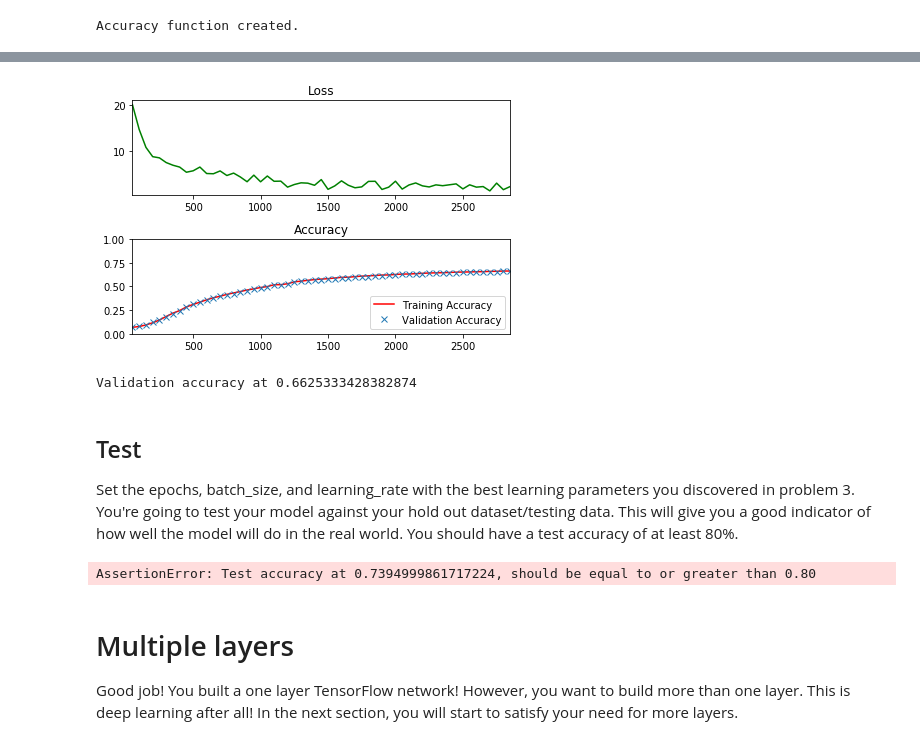
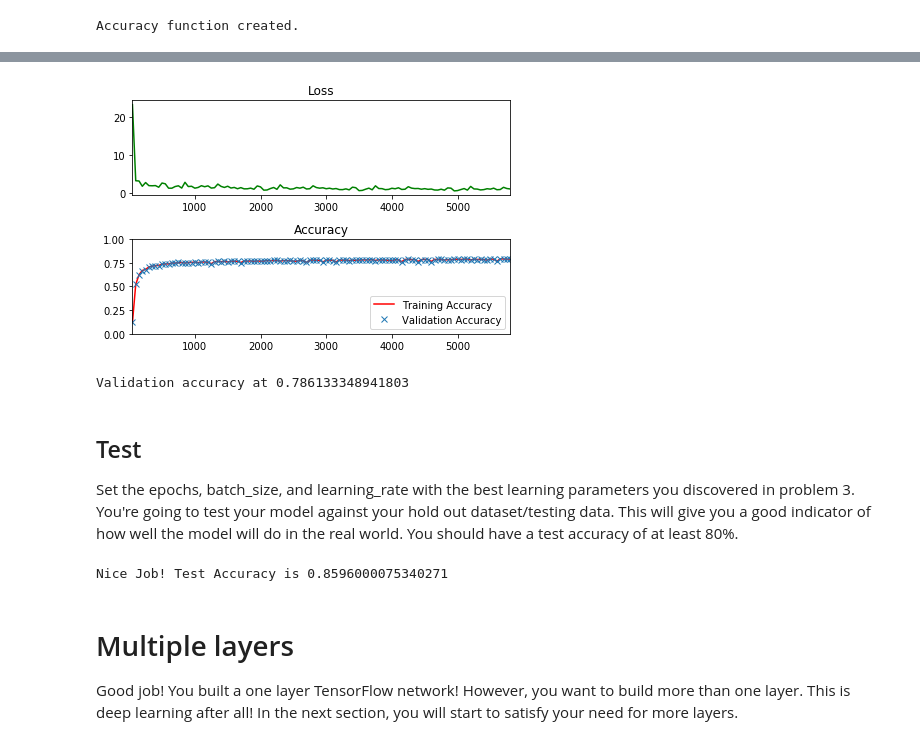
Before and after one commit to tlapinsk/CarND-TensorFlow-Lab, a Jupyter notebook: lab.ipynb, the cells around one changed output, grey strips where cells are left out. Drawn from its saved outputs; the diff is of its cells as text; code cells hidden in the pictures.

```diff
--- a/lab.ipynb
+++ b/lab.ipynb
@@ -370,9 +365,9 @@ The code will print out a Loss and Accuracy graph, so you can see how well the n
 *If you're having trouble solving problem 3, you can view the solution [here](https://github.com/udacity/CarND-TensorFlow-Lab/blob/master/solutions.ipynb).*
 # %%
 # TODO: Find the best parameters for each configuration
-epochs = 1
-batch_size = 50
-learning_rate = 0.01
+epochs = 4
+batch_size = 100
+learning_rate = 0.2
 
 
 
@@ -416,43 +411,43 @@ with tf.Session() as session:
                 # Calculate Training and Validation accuracy
                 training_accuracy = session.run(accuracy, feed_dict=train_feed_dict)
                 validation_accuracy = session.run(accuracy, feed_dict=valid_feed_dict)
 
                 # Log batches
                 previous_batch = batches[-1] if batches else 0
                 batches.append(log_batch_step + previous_batch)
                 loss_batch.append(l)
                 train_acc_batch.append(training_accuracy)
                 valid_acc_batch.append(validation_accuracy)
 
         # Check accuracy against Validation data
         validation_accuracy = session.run(accuracy, feed_dict=valid_feed_dict)
 
 loss_plot = plt.subplot(211)
 loss_plot.set_title('Loss')
 loss_plot.plot(batches, loss_batch, 'g')
 loss_plot.set_xlim([batches[0], batches[-1]])
 acc_plot = plt.subplot(212)
 acc_plot.set_title('Accuracy')
 acc_plot.plot(batches, train_acc_batch, 'r', label='Training Accuracy')
 acc_plot.plot(batches, valid_acc_batch, 'x', label='Validation Accuracy')
 acc_plot.set_ylim([0, 1.0])
 acc_plot.set_xlim([batches[0], batches[-1]])
 acc_plot.legend(loc=4)
 plt.tight_layout()
 plt.show()
 
 print('Validation accuracy at {}'.format(validation_accuracy))
 # %% [output]
-[figure, old version]
+[figure, new version]
-Validation accuracy at 0.6625333428382874
+Validation accuracy at 0.786133348941803
 # %% [markdown]
 ## Test
 Set the epochs, batch_size, and learning_rate with the best learning parameters you discovered in problem 3.  You're going to test your model against your hold out dataset/testing data.  This will give you a good indicator of how well the model will do in the real world.  You should have a test accuracy of at least 80%.
 # %%
 # TODO: Set the epochs, batch_size, and learning_rate with the best parameters from problem 3
-epochs = 1
-batch_size = 50
-learning_rate = 0.01
+epochs = 4
+batch_size = 100
+learning_rate = 0.2
 
 
 
@@ -487,7 +482,7 @@ with tf.Session() as session:
 assert test_accuracy >= 0.80, 'Test accuracy at {}, should be equal to or greater than 0.80'.format(test_accuracy)
 print('Nice Job! Test Accuracy is {}'.format(test_accuracy))
 # %% [output]
-AssertionError: Test accuracy at 0.7394999861717224, should be equal to or greater than 0.80
+Nice Job! Test Accuracy is 0.8596000075340271
 # %% [markdown]
 # Multiple layers
 Good job!  You built a one layer TensorFlow network!  However, you want to build more than one layer.  This is deep learning after all!  In the next section, you will start to satisfy your need for more layers.
```
Also changed, not shown: parts of 2 cells of this notebook, 1 other file.
